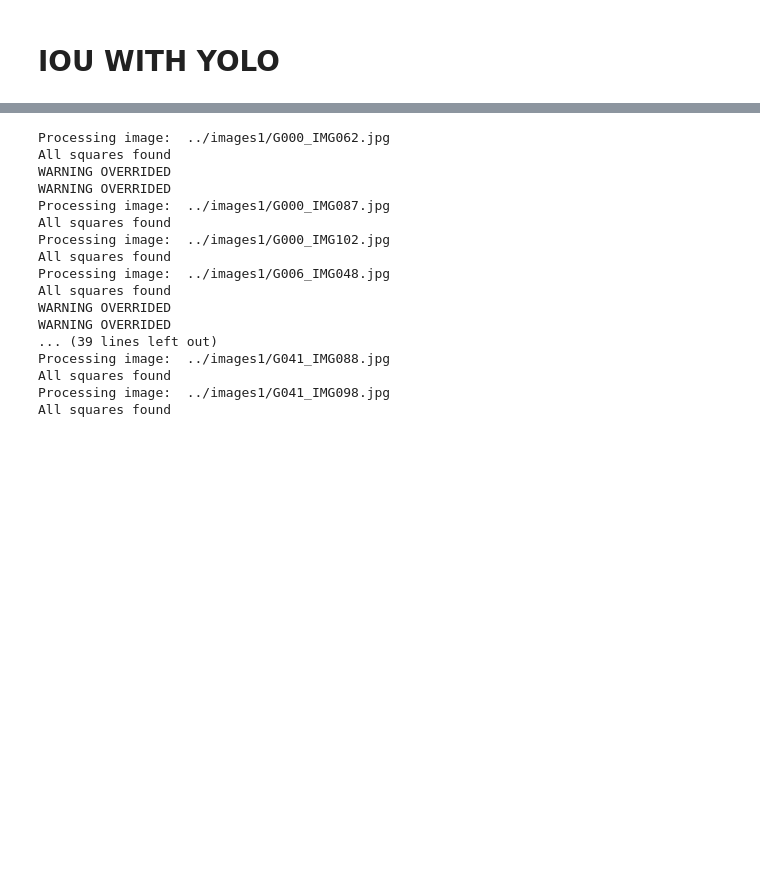
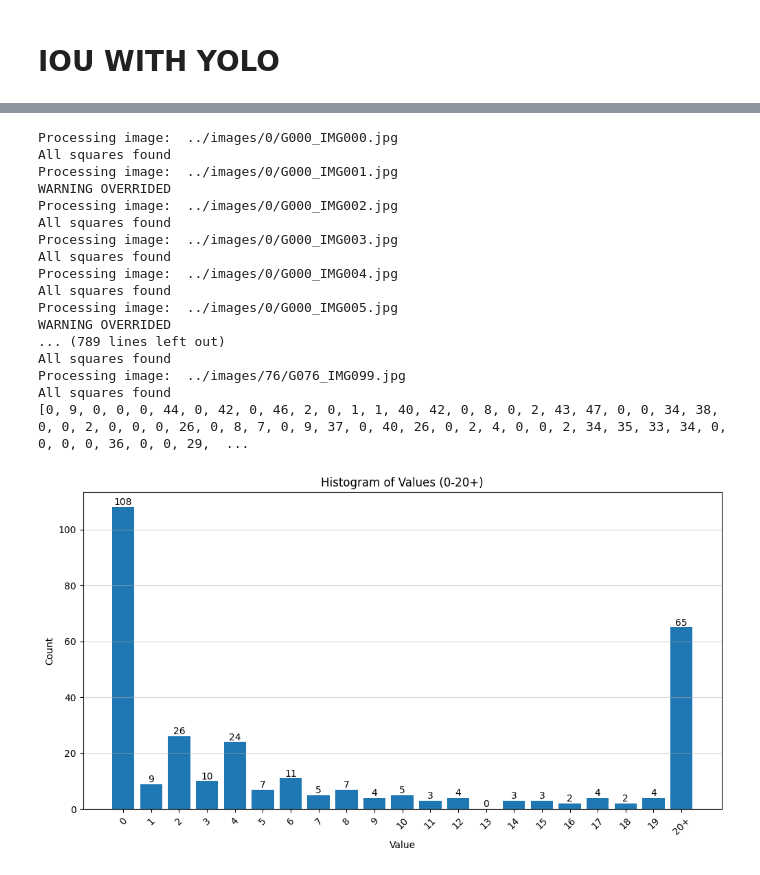
Before and after one commit to Monsterdied/computer-vision, a Jupyter notebook: task3.2_Simple/task3_2_Tomás.ipynb, the cells around one changed output, grey strips where cells are left out. Saved outputs shown, nothing was run; the diff lists cells and outputs as text; code cells hidden in the pictures; blank space fills up the shorter version.

```diff
--- a/task3.2_Simple/task3_2_Tomás.ipynb
+++ b/task3.2_Simple/task3_2_Tomás.ipynb
@@ -165,7 +206,7 @@ YoloContours = []
 YoloBBids =  []
 for i,img in enumerate(images):
     yoloResult = yoloResults[i]
-    if len(yoloResult.boxes) == 0:
+    if len(yoloResult) == 0:
         print("No boxes detected in image: ", img)
         continue
     img_original = cv2.imread(img)
@@ -174,7 +215,7 @@ for i,img in enumerate(images):
     print("Processing image: ", img, " with shape: ", img_original.shape)
     contours = []
     BBids = []
-    for box in yoloResult.boxes:
+    for box in yoloResult:
         xyxy = box.xyxy[0].cpu().numpy()
         #print("Box coordinates: ", xyxy)
         contour = rect_to_contour(xyxy[0], xyxy[1], xyxy[2], xyxy[3])
@@ -243,3 +286,15 @@ def transform_contours_to_warped_space(contours, M, fx=1, fy=1):
+# %%
+def rotate_90_clockwise(matrix):
+    return [list(row) for row in zip(*matrix[::-1])]
+
+def rotateMatrix(matrix,rotation):
+    if rotation >= 90:
+        matrix = rotate_90_clockwise(matrix)
+    if rotation >= 180:
+        matrix = rotate_90_clockwise(matrix)
+    if rotation >= 270:
+        matrix = rotate_90_clockwise(matrix)
+    return matrix
 # %% [markdown]
 # IOU WITH YOLO
 # %%
@@ -367,4 +433,4 @@ def drawBoard(matrix):
                     # No alpha channel, simple overlay
                     board[y:y+square_size, x:x+square_size] = piece_img
 
-    return board
+    return copy.deepcopy(board)
@@ -371,55 +496,76 @@ def drawBoard(matrix):
 # %%
 from task3_2API import detectBoardAndSquares
 from chessboardPieces import drawSquares
+import shutil
+resultsDirectory = "./Results"
+if os.path.exists(resultsDirectory):
+    shutil.rmtree(resultsDirectory)  # Recursively delete directory and all contents
+statistics = []
+# Create fresh empty folder
+os.makedirs(resultsDirectory)
 for index,img in enumerate(images):
     print("Processing image: ", img)
     yoloBB = YoloContours[index]
     yoloBBid = YoloBBids[index]
+    gt = GroundTruth[index]
     # Call the function to detect board and squares
+    #img = "../images/18/G018_IMG010.jpg"
     normalizedBoard, square_box, M, fx, fy = detectBoardAndSquares(img)
     if(normalizedBoard is not None):
 
         orientedBoard,rotation  =findHorse(normalizedBoard,10,5,45,70,debug=False)
         """cv2.imshow("Oriented Board", orientedBoard)
         cv2.waitKey(0)
         cv2.destroyAllWindows()"""
         warped_yoloBB = transform_contours_to_warped_space(yoloBB, M, fy, fx)
         """cv2.drawContours(normalizedBoard, warped_yoloBB, -1, (0, 255, 0), 4)
         normalizedBoard1 = cv2.resize(normalizedBoard, (720, 720), normalizedBoard)
         cv2.imshow("YOLO Boxes", normalizedBoard1)
         cv2.waitKey(0)
         cv2.destroyAllWindows()"""
         square_box2 = copy.deepcopy(square_box)
         #square_box1 = copy.deepcopy(square_box)
         #drawSquares(square_box1,copy.deepcopy(normalizedBoard))
+        os.makedirs(os.path.join(resultsDirectory,str(index)))
         matrix = getBoardState(yoloBBid,warped_yoloBB, square_box2, rotation,normalizedBoard)
-        board = drawBoard(matrix)
-        cv2.imshow("Ground Truth ", normalizedBoard)
-        cv2.imshow("Result", board)
+        predicted = drawBoard(matrix)
+        GT_image = drawBoard(gt)
+        cv2.imwrite(os.path.join(resultsDirectory,str(index),"Image.jpg"),orientedBoard)
+        cv2.imwrite(os.path.join(resultsDirectory,str(index),"Predicted.jpg"),predicted)
+        cv2.imwrite(os.path.join(resultsDirectory,str(index),"Ground_Truth.jpg"),GT_image)
+        error = count_differences_zip(matrix,gt)
+        statistics.append(error)
+        """cv2.imshow("Image ", orientedBoard)
+        cv2.imshow("Predicted ", predicted)
+        cv2.imshow("Ground Truth ", GT_image)
         cv2.waitKey(0)
-        cv2.destroyAllWindows()
-# Print column by column
-"""
+        cv2.destroyAllWindows()"""
+    # Print column by column
+    """
         for col in range(8):
             for row in range(8):
                 print(matrix[row][col], end=' ')
-            print() """ # New line after each column
-                #drawSquares(square_box,normalizedBoard)
+            print() """
+    # New line after each column
+    #drawSquares(square_box,normalizedBoard)
+print(statistics)
+plot_histogram(statistics,resultsDirectory + "/histogram.png")
 # %% [output]
-Processing image:  ../images1/G000_IMG062.jpg
+Processing image:  ../images/0/G000_IMG000.jpg
 All squares found
+Processing image:  ../images/0/G000_IMG001.jpg
 WARNING OVERRIDED
+Processing image:  ../images/0/G000_IMG002.jpg
+All squares found
+Processing image:  ../images/0/G000_IMG003.jpg
+All squares found
+Processing image:  ../images/0/G000_IMG004.jpg
+All squares found
+Processing image:  ../images/0/G000_IMG005.jpg
 WARNING OVERRIDED
-Processing image:  ../images1/G000_IMG087.jpg
+... (789 lines left out)
 All squares found
-Processing image:  ../images1/G000_IMG102.jpg
+Processing image:  ../images/76/G076_IMG099.jpg
 All squares found
-Processing image:  ../images1/G006_IMG048.jpg
-All squares found
-WARNING OVERRIDED
-WARNING OVERRIDED
-... (39 lines left out)
-Processing image:  ../images1/G041_IMG088.jpg
-All squares found
-Processing image:  ../images1/G041_IMG098.jpg
-All squares found
+[0, 9, 0, 0, 0, 44, 0, 42, 0, 46, 2, 0, 1, 1, 40, 42, 0, 8, 0, 2, 43, 47, 0, 0, 34, 38, 0, 0, 2, 0, 0, 0, 26, 0, 8, 7, 0, 9, 37, 0, 40, 26, 0, 2, 4, 0, 0, 2, 34, 35, 33, 34, 0, 0, 0, 0, 36, 0, 0, 29,  ...
+[figure, added]
```
Also changed, not shown: parts of 9 cells of this notebook, 1 other file.
